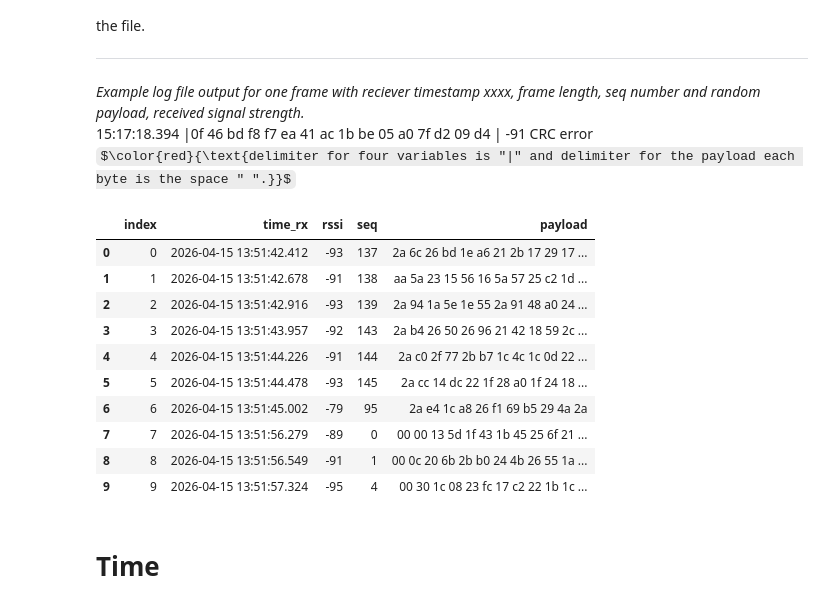
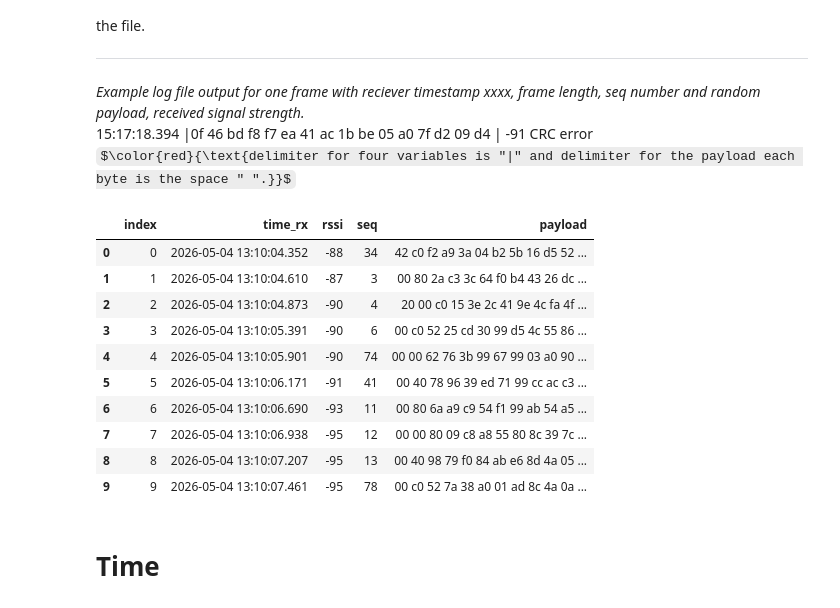
Before and after one commit to tuvabjornberg/wcnes-project2026-group10, a Jupyter notebook: stats/statistics.ipynb, the cells around one changed output. Saved outputs shown, nothing was run; the diff lists cells and outputs as text; code cells hidden in the pictures; some formulas as TeX source.

```diff
--- a/stats/statistics.ipynb
+++ b/stats/statistics.ipynb
@@ -29,24 +28,24 @@ MAX_SEQ = 256 # (decimal) maximum seq number defined by the length of the seq, t
 <br>$\color{red}{\text{delimiter for four variables is "|" and delimiter for the payload each byte is the space " ".}}$
 # %%
 # define the file name
-filename = "baseline2-250cm"
+filename = "baseline-exp3-range/baseline3-range-r3m-t100cm"
 ""
 # import file to jupyter notebook
 df = readfile("./" + filename + ".csv")
 # check the imported data first 10 lines
 df.head(10)
 # %% [output]
 |  | index | time_rx | rssi | seq | payload |
-| 0 | 0 | 2026-04-15 13:51:42.412 | -93 | 137 | 2a 6c 26 bd 1e a6 21 2b 17 29 17 ... |
-| 1 | 1 | 2026-04-15 13:51:42.678 | -91 | 138 | aa 5a 23 15 56 16 5a 57 25 c2 1d ... |
-| 2 | 2 | 2026-04-15 13:51:42.916 | -93 | 139 | 2a 94 1a 5e 1e 55 2a 91 48 a0 24 ... |
-| 3 | 3 | 2026-04-15 13:51:43.957 | -92 | 143 | 2a b4 26 50 26 96 21 42 18 59 2c ... |
-| 4 | 4 | 2026-04-15 13:51:44.226 | -91 | 144 | 2a c0 2f 77 2b b7 1c 4c 1c 0d 22 ... |
-| 5 | 5 | 2026-04-15 13:51:44.478 | -93 | 145 | 2a cc 14 dc 22 1f 28 a0 1f 24 18 ... |
-| 6 | 6 | 2026-04-15 13:51:45.002 | -79 | 95 | 2a e4 1c a8 26 f1 69 b5 29 4a 2a |
-| 7 | 7 | 2026-04-15 13:51:56.279 | -89 | 0 | 00 00 13 5d 1f 43 1b 45 25 6f 21 ... |
-| 8 | 8 | 2026-04-15 13:51:56.549 | -91 | 1 | 00 0c 20 6b 2b b0 24 4b 26 55 1a ... |
-| 9 | 9 | 2026-04-15 13:51:57.324 | -95 | 4 | 00 30 1c 08 23 fc 17 c2 22 1b 1c ... |
+| 0 | 0 | 2026-05-04 13:10:04.352 | -88 | 34 | 42 c0 f2 a9 3a 04 b2 5b 16 d5 52 ... |
+| 1 | 1 | 2026-05-04 13:10:04.610 | -87 | 3 | 00 80 2a c3 3c 64 f0 b4 43 26 dc ... |
+| 2 | 2 | 2026-05-04 13:10:04.873 | -90 | 4 | 20 00 c0 15 3e 2c 41 9e 4c fa 4f ... |
+| 3 | 3 | 2026-05-04 13:10:05.391 | -90 | 6 | 00 c0 52 25 cd 30 99 d5 4c 55 86 ... |
+| 4 | 4 | 2026-05-04 13:10:05.901 | -90 | 74 | 00 00 62 76 3b 99 67 99 03 a0 90 ... |
+| 5 | 5 | 2026-05-04 13:10:06.171 | -91 | 41 | 00 40 78 96 39 ed 71 99 cc ac c3 ... |
+| 6 | 6 | 2026-05-04 13:10:06.690 | -93 | 11 | 00 80 6a a9 c9 54 f1 99 ab 54 a5 ... |
+| 7 | 7 | 2026-05-04 13:10:06.938 | -95 | 12 | 00 00 80 09 c8 a8 55 80 8c 39 7c ... |
+| 8 | 8 | 2026-05-04 13:10:07.207 | -95 | 13 | 00 40 98 79 f0 84 ab e6 8d 4a 05 ... |
+| 9 | 9 | 2026-05-04 13:10:07.461 | -95 | 78 | 00 c0 52 7a 38 a0 01 ad 8c 4a 0a ... |
 # %%
 # delete packets of invalid length (aka. error in length field at variable receiver length config) (PAYLOADSIZE + 2B pesudo sequence number)
 test = df[df.payload.apply(lambda x: len(x)==((PAYLOADSIZE)*3-1))]
```
Also changed, not shown: parts of 9 cells of this notebook, 1 other file.
